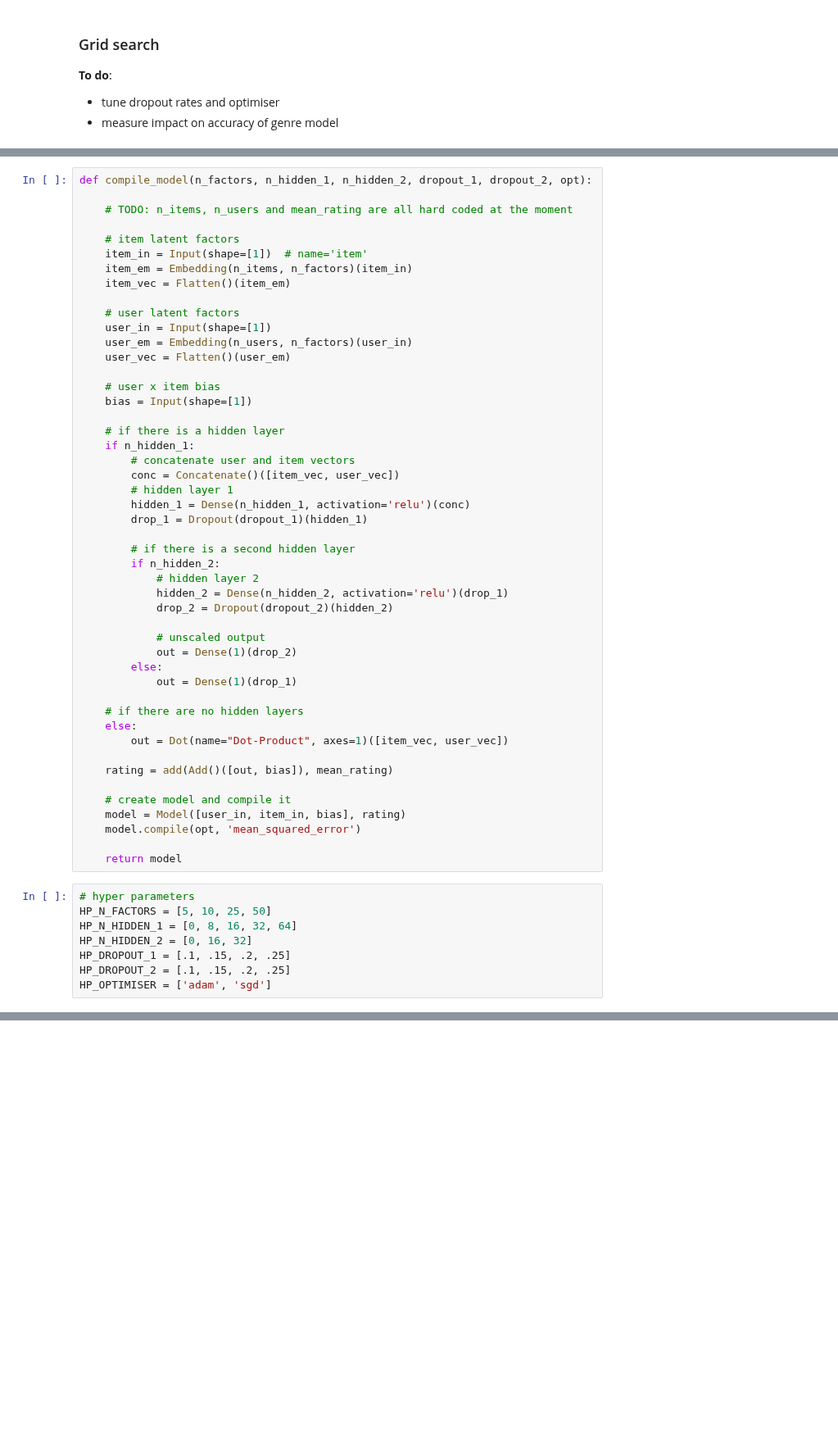
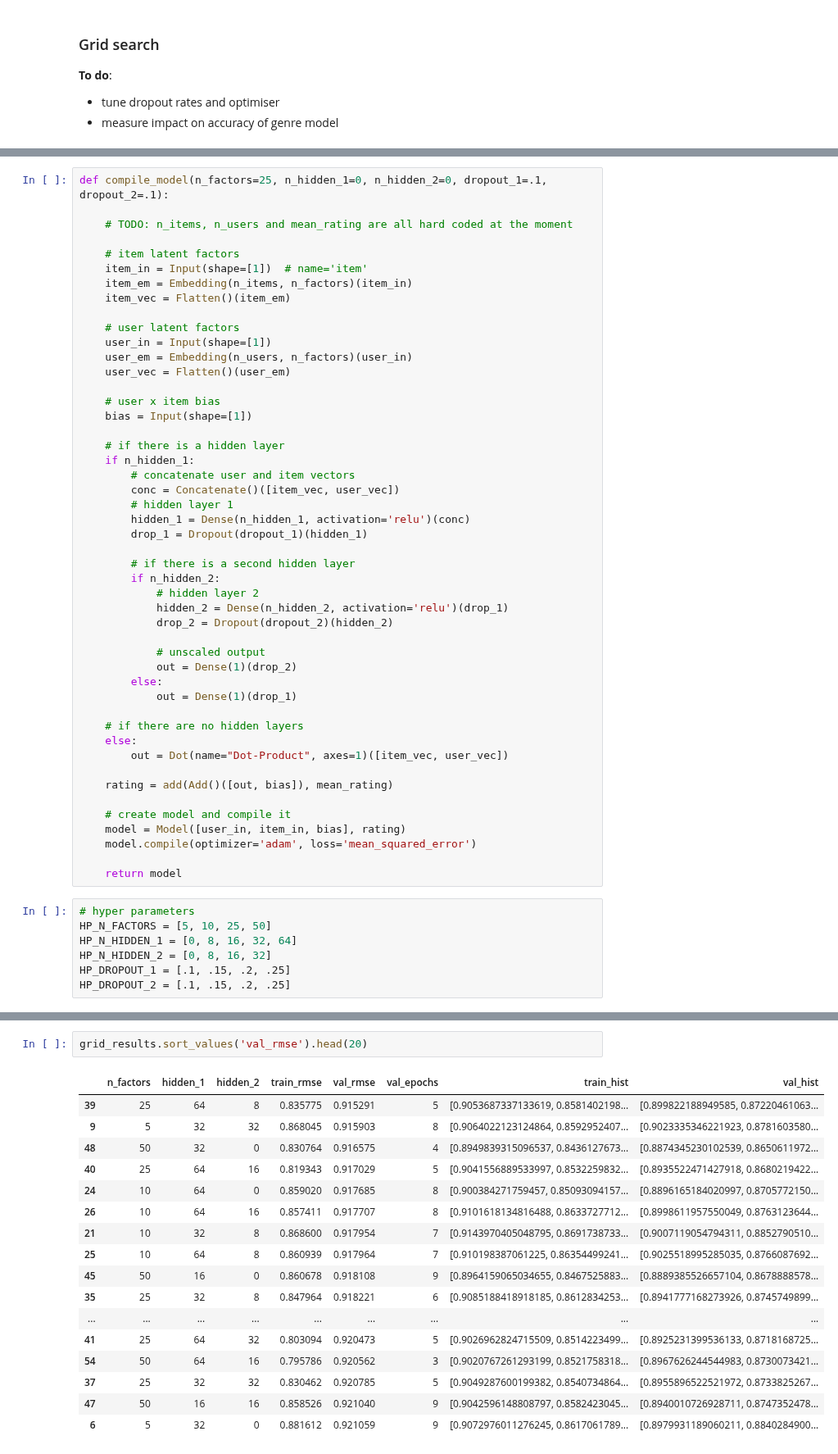
Before and after one commit to James-Leslie/deep-collaborative-filtering, a Jupyter notebook: tf-movielens100k-grid-search.ipynb, the cells around one changed output, grey strips where cells are left out. Shown at 82% size. Saved outputs shown, nothing was run; the diff lists cells and outputs as text; blank space fills up the shorter version.

Commit message:
working grid search, added some links top of 100k notebook

```diff
--- a/tf-movielens100k-grid-search.ipynb
+++ b/tf-movielens100k-grid-search.ipynb
@@ -120,5 +129,5 @@ test.head()
 # %%
-def compile_model(n_factors, n_hidden_1, n_hidden_2, dropout_1, dropout_2, opt):
+def compile_model(n_factors=25, n_hidden_1=0, n_hidden_2=0, dropout_1=.1, dropout_2=.1):
 
     # TODO: n_items, n_users and mean_rating are all hard coded at the moment
 
@@ -162,17 +171,16 @@ def compile_model(n_factors, n_hidden_1, n_hidden_2, dropout_1, dropout_2, opt):
 
     # create model and compile it
     model = Model([user_in, item_in, bias], rating)
-    model.compile(opt, 'mean_squared_error')
+    model.compile(optimizer='adam', loss='mean_squared_error')
 
     return model
 # %%
 # hyper parameters
 HP_N_FACTORS = [5, 10, 25, 50]
 HP_N_HIDDEN_1 = [0, 8, 16, 32, 64]
-HP_N_HIDDEN_2 = [0, 16, 32]
+HP_N_HIDDEN_2 = [0, 8, 16, 32]
 HP_DROPOUT_1 = [.1, .15, .2, .25]
 HP_DROPOUT_2 = [.1, .15, .2, .25]
-HP_OPTIMISER = ['adam', 'sgd']
 # %%
 # dataframe to store results of grid search
 grid_results = []
@@ -236,0 +266,20 @@ Fitting model for 5 latent factors, 8 units in h1, 32 units in h2
+# %%
+grid_results.sort_values('val_rmse').head(20)
+# %% [output]
+|  | n_factors | hidden_1 | hidden_2 | train_rmse | val_rmse | val_epochs | train_hist | val_hist |
+| 39 | 25 | 64 | 8 | 0.835775 | 0.915291 | 5 | [0.9053687337133619, 0.8581402198... | [0.899822188949585, 0.87220461063... |
+| 9 | 5 | 32 | 32 | 0.868045 | 0.915903 | 8 | [0.9064022123124864, 0.8592952407... | [0.9023335346221923, 0.8781603580... |
+| 48 | 50 | 32 | 0 | 0.830764 | 0.916575 | 4 | [0.8949839315096537, 0.8436127673... | [0.8874345230102539, 0.8650611972... |
+| 40 | 25 | 64 | 16 | 0.819343 | 0.917029 | 5 | [0.9041556889533997, 0.8532259832... | [0.8935522471427918, 0.8680219422... |
+| 24 | 10 | 64 | 0 | 0.859020 | 0.917685 | 8 | [0.900384271759457, 0.85093094157... | [0.8896165184020997, 0.8705772150... |
+| 26 | 10 | 64 | 16 | 0.857411 | 0.917707 | 8 | [0.9101618134816488, 0.8633727712... | [0.8998611957550049, 0.8763123644... |
+| 21 | 10 | 32 | 8 | 0.868600 | 0.917954 | 7 | [0.9143970405048795, 0.8691738733... | [0.9007119054794311, 0.8852790510... |
+| 25 | 10 | 64 | 8 | 0.860939 | 0.917964 | 7 | [0.910198387061225, 0.86354499241... | [0.9025518995285035, 0.8766087692... |
+| 45 | 50 | 16 | 0 | 0.860678 | 0.918108 | 9 | [0.8964159065034655, 0.8467525883... | [0.8889385526657104, 0.8678888578... |
+| 35 | 25 | 32 | 8 | 0.847964 | 0.918221 | 6 | [0.9085188418918185, 0.8612834253... | [0.8941777168273926, 0.8745749899... |
+| ... | ... | ... | ... | ... | ... | ... | ... | ... |
+| 41 | 25 | 64 | 32 | 0.803094 | 0.920473 | 5 | [0.9026962824715509, 0.8514223499... | [0.8925231399536133, 0.8718168725... |
+| 54 | 50 | 64 | 16 | 0.795786 | 0.920562 | 3 | [0.9020767261293199, 0.8521758318... | [0.8967626244544983, 0.8730073421... |
+| 37 | 25 | 32 | 32 | 0.830462 | 0.920785 | 5 | [0.9049287600199382, 0.8540734864... | [0.8955896522521972, 0.8733825267... |
+| 47 | 50 | 16 | 16 | 0.858526 | 0.921040 | 9 | [0.9042596148808797, 0.8582423045... | [0.8940010726928711, 0.8747352478... |
+| 6 | 5 | 32 | 0 | 0.881612 | 0.921059 | 9 | [0.9072976011276245, 0.8617061789... | [0.8979931189060211, 0.8840284900... |
```
Also changed, not shown: parts of 5 cells of this notebook.
